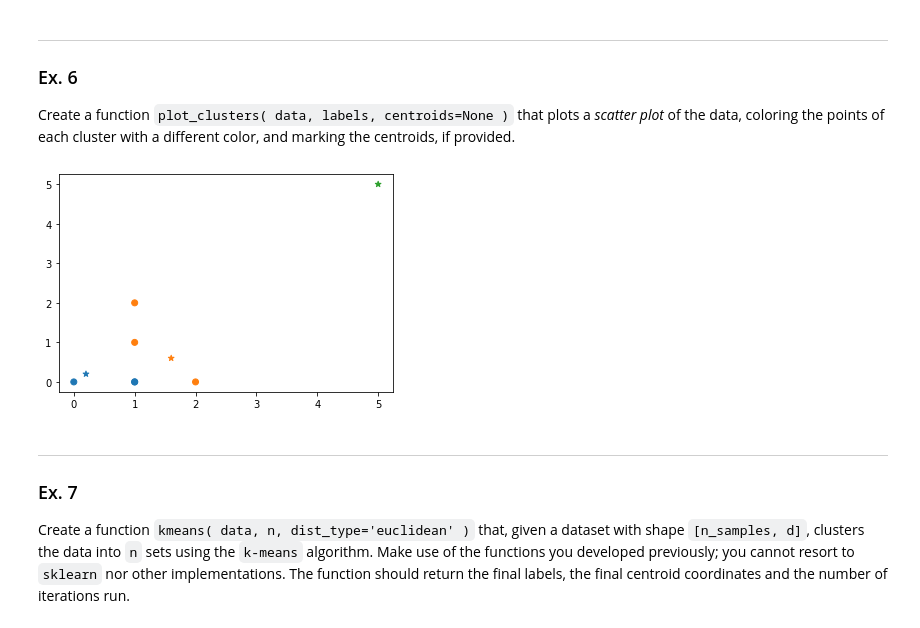
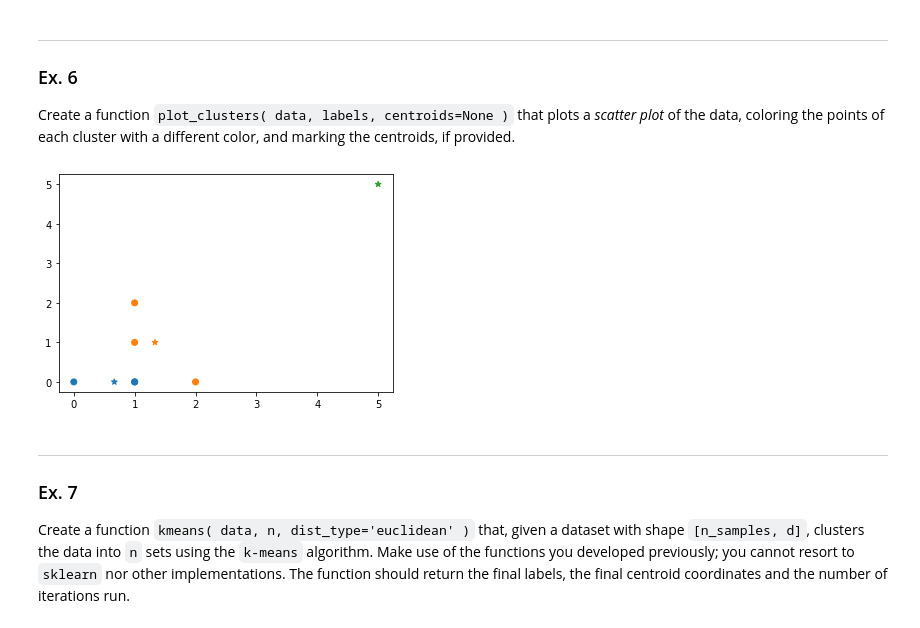
Before and after one commit to DrSh1ny/AC, a Jupyter notebook: PL3/TP1b.ipynb, the cells around one changed output. Saved outputs shown, nothing was run; the diff lists cells and outputs as text; code cells hidden in the pictures.

```diff
--- a/PL3/TP1b.ipynb
+++ b/PL3/TP1b.ipynb
@@ -233,16 +235,19 @@ print( new_centroids )
 Create a function `plot_clusters( data, labels, centroids=None )` that plots a _scatter plot_ of the data, coloring the points of each cluster with a different color, and marking the centroids, if provided.
 # %%
 def plot_clusters( data, labels, centroids=None):
-    colors = np.array(['C'+str(i) for i in range(len(centroids))])
 
-    plt.scatter(x=data.iloc[:,0],y=data.iloc[:,1],c=colors[labels[:,0]])
     if centroids is not None:
+        colors = np.array(['C'+str(i) for i in range(len(centroids))])
+
+        plt.scatter(x=data.iloc[:,0],y=data.iloc[:,1],c=colors[labels[:,0]])
         plt.scatter(x=centroids[:,0],y=centroids[:,1],marker='*',c=colors[range(len(centroids))])
+    else:
+        plt.scatter(x=data.iloc[:,0],y=data.iloc[:,1],c=labels)
     plt.show()
 
-plot_clusters(ex_data,ex_labels,ex_centroids)
+plot_clusters(ex_data,ex_labels,new_centroids)
 # %% [output]
-[figure, old version]
+[figure, new version]
 # %% [markdown]
 ***
 ### Ex. 7
```
Also changed, not shown: parts of 15 cells of this notebook.
